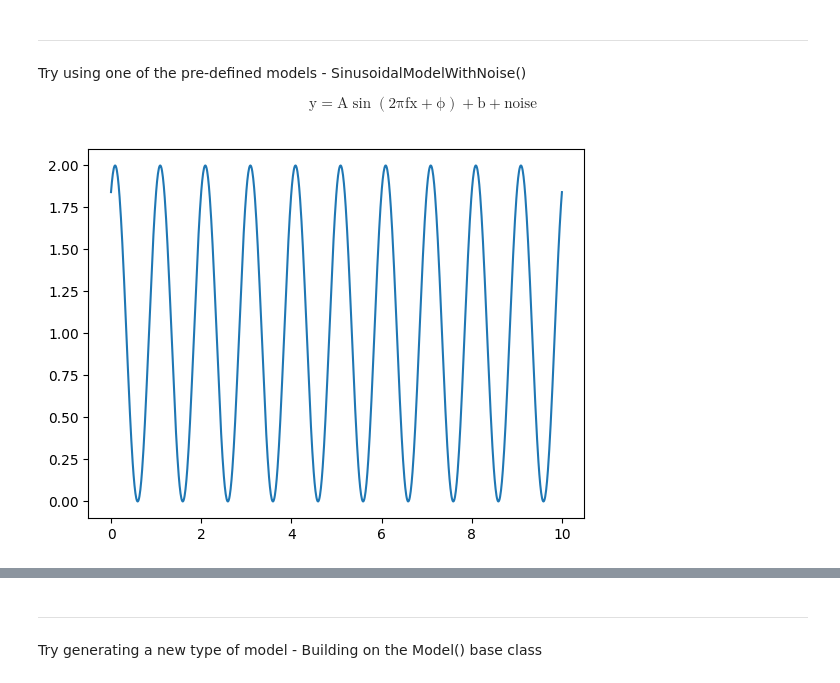
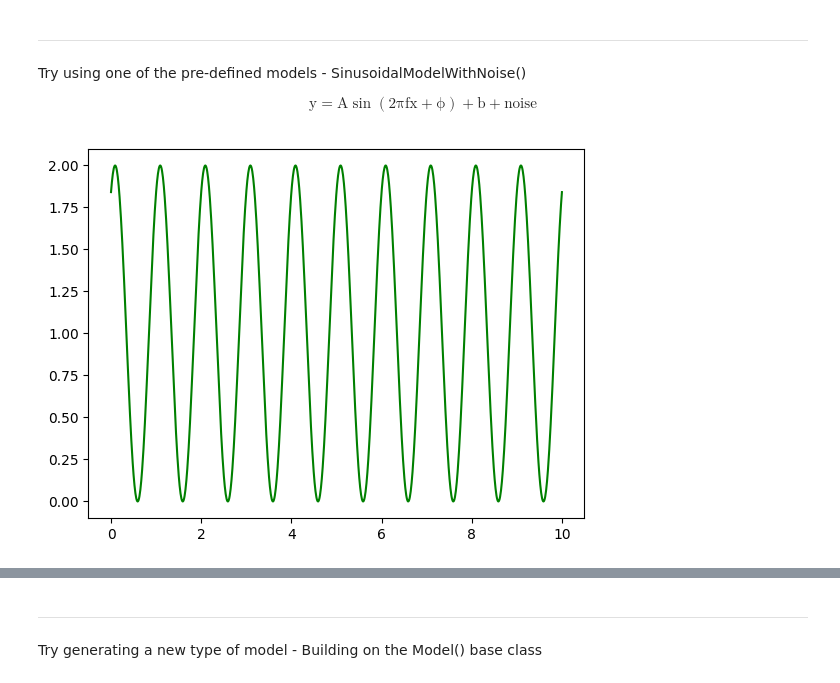
Before and after one commit to luigigisolfi/transient_smash, a Jupyter notebook: notebooks/ModelInterface_Examples.ipynb, the cells around one changed output, grey strips where cells are left out. Drawn from its saved outputs; the diff is of its cells as text; code cells hidden in the pictures.

```diff
--- a/notebooks/ModelInterface_Examples.ipynb
+++ b/notebooks/ModelInterface_Examples.ipynb
@@ -26,11 +26,11 @@ noiseless_params = [1,1,1,1,0,0]# single (A, f, phi, b, noise_mean, noise_std)
 # %%
 obs = SinusoidalModelWithNoise().evaluate(x,noiseless_params)
 
 plt.figure()
-plt.plot(x,obs)
+plt.plot(x,obs,color='g')
 plt.show()
 # %% [output]
-[figure, old version]
+[figure, new version]
 # %%
 noisy_params = [1,1,1,1,1,1]
 obs = SinusoidalModelWithNoise().evaluate(x,noisy_params)
```
Also changed, not shown: parts of 2 cells of this notebook.
